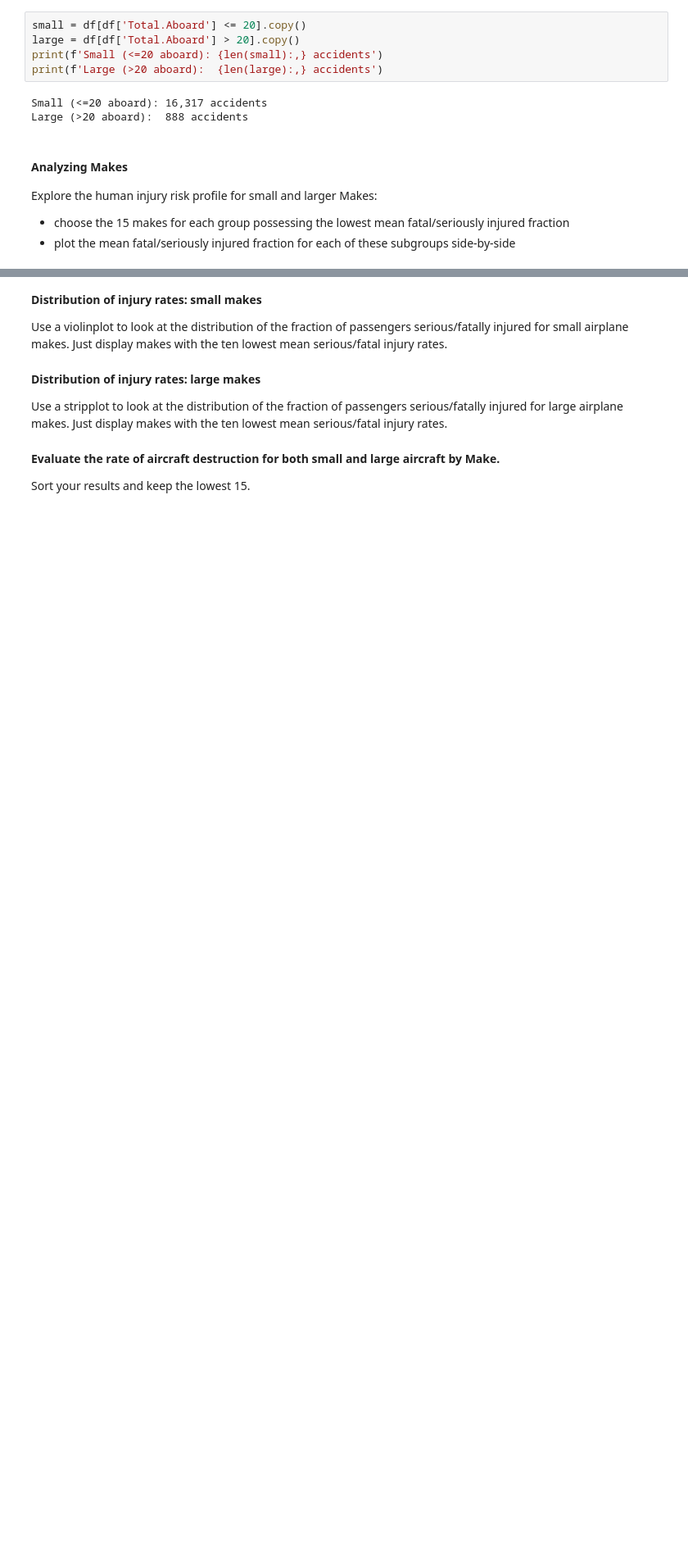
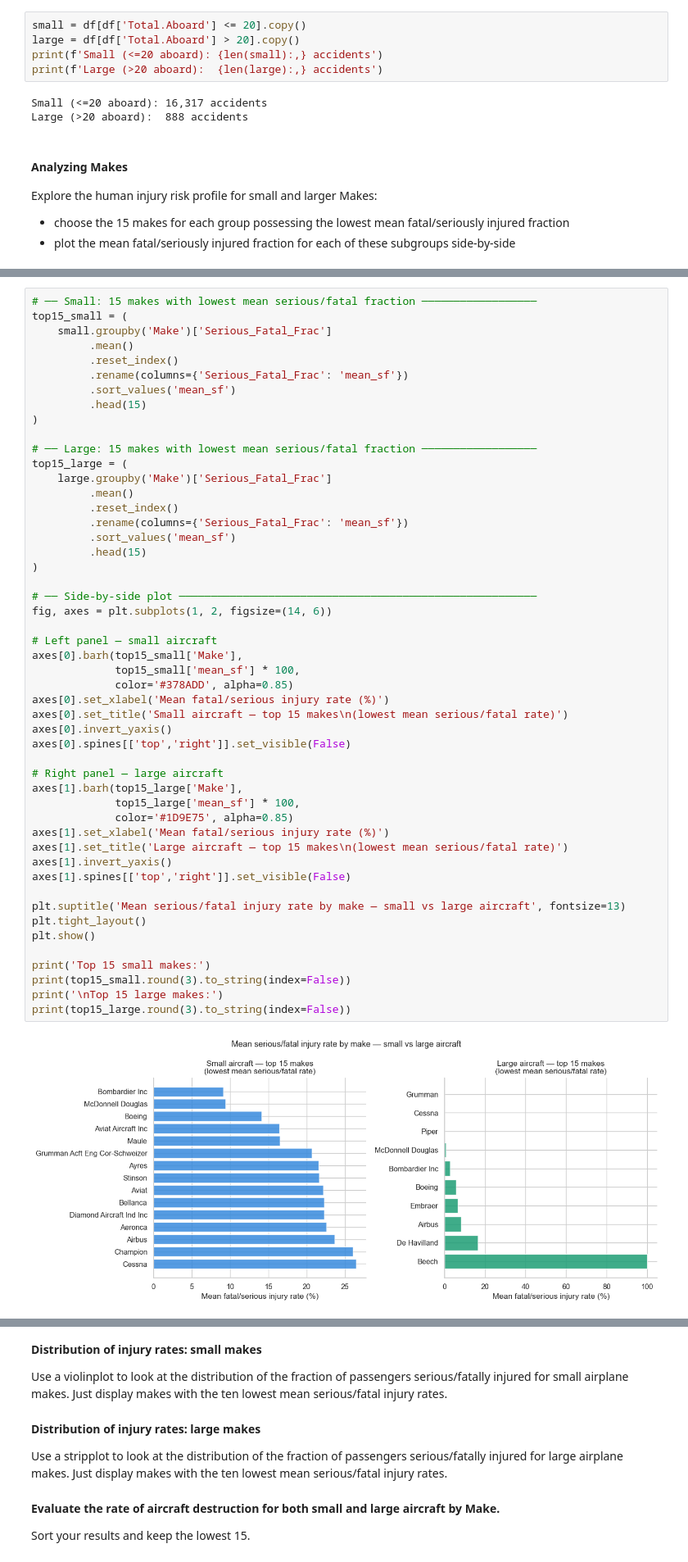
Before and after one commit to janemurungi2-creator/dsc-course0-m8-lab, a Jupyter notebook: Aviation_Accidents_Data_Analysis.ipynb, the cells around one changed output, grey strips where cells are left out. Shown at 82% size. Saved outputs shown, nothing was run; the diff lists cells and outputs as text; blank space fills up the shorter version.

Commit message:
analysis: plot top 15 makes by lowest injury rate for small and large aircraft

```diff
--- a/Aviation_Accidents_Data_Analysis.ipynb
+++ b/Aviation_Accidents_Data_Analysis.ipynb
@@ -89,0 +92,52 @@ Explore the human injury risk profile for small and larger Makes:
+# %%
+# ── Small: 15 makes with lowest mean serious/fatal fraction ──────────────────
+top15_small = (
+    small.groupby('Make')['Serious_Fatal_Frac']
+         .mean()
+         .reset_index()
+         .rename(columns={'Serious_Fatal_Frac': 'mean_sf'})
+         .sort_values('mean_sf')
+         .head(15)
+)
+
+# ── Large: 15 makes with lowest mean serious/fatal fraction ──────────────────
+top15_large = (
+    large.groupby('Make')['Serious_Fatal_Frac']
+         .mean()
+         .reset_index()
+         .rename(columns={'Serious_Fatal_Frac': 'mean_sf'})
+         .sort_values('mean_sf')
+         .head(15)
+)
+
+# ── Side-by-side plot ────────────────────────────────────────────────────────
+fig, axes = plt.subplots(1, 2, figsize=(14, 6))
+
+# Left panel — small aircraft
+axes[0].barh(top15_small['Make'],
+             top15_small['mean_sf'] * 100,
+             color='#378ADD', alpha=0.85)
+axes[0].set_xlabel('Mean fatal/serious injury rate (%)')
+axes[0].set_title('Small aircraft — top 15 makes\n(lowest mean serious/fatal rate)')
+axes[0].invert_yaxis()
+axes[0].spines[['top','right']].set_visible(False)
+
+# Right panel — large aircraft
+axes[1].barh(top15_large['Make'],
+             top15_large['mean_sf'] * 100,
+             color='#1D9E75', alpha=0.85)
+axes[1].set_xlabel('Mean fatal/serious injury rate (%)')
+axes[1].set_title('Large aircraft — top 15 makes\n(lowest mean serious/fatal rate)')
+axes[1].invert_yaxis()
+axes[1].spines[['top','right']].set_visible(False)
+
+plt.suptitle('Mean serious/fatal injury rate by make — small vs large aircraft', fontsize=13)
+plt.tight_layout()
+plt.show()
+
+print('Top 15 small makes:')
+print(top15_small.round(3).to_string(index=False))
+print('\nTop 15 large makes:')
+print(top15_large.round(3).to_string(index=False))
+# %% [output]
+[figure, added]
```
Also changed, not shown: parts of 2 cells of this notebook.
